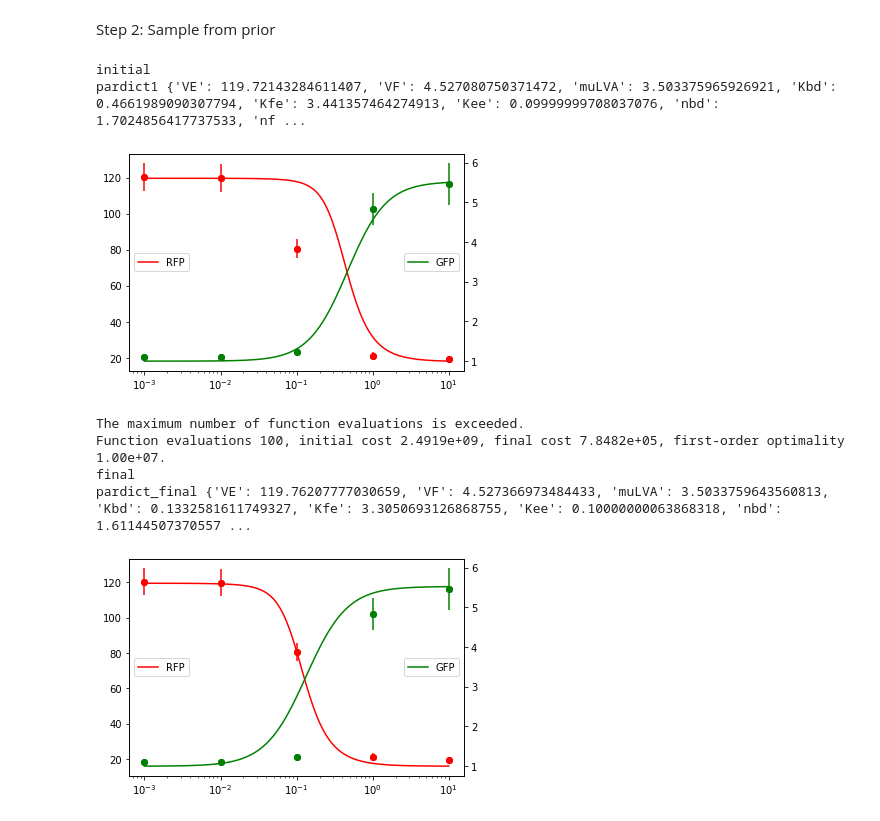
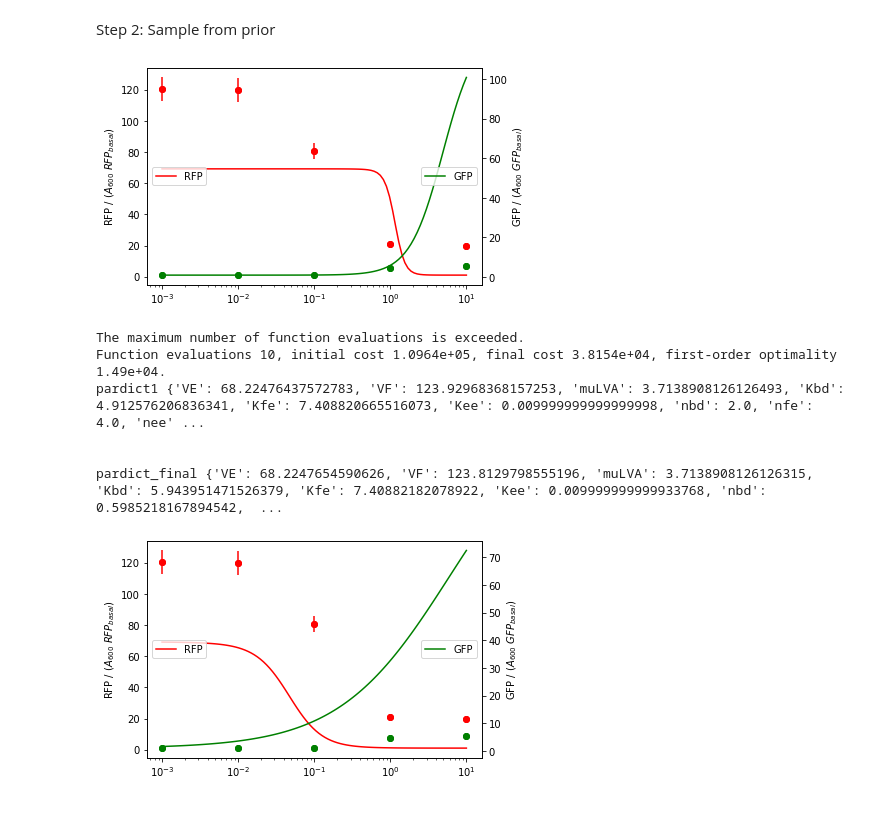
Before and after one commit to martinaoliver/modelling, a Jupyter notebook: 3954/dose_response/Lsf_doseResponse.ipynb, the cells around one changed output. Saved outputs shown, nothing was run; the diff lists cells and outputs as text; code cells hidden in the pictures.

```diff
--- a/3954/dose_response/Lsf_doseResponse.ipynb
+++ b/3954/dose_response/Lsf_doseResponse.ipynb
@@ -75,0 +82,7 @@ def doseResponse(subcircuit, inducer_list, initial_conditions=[10,10]):
+# %%
+doseResponseExp = pkl.load(open('input/subcircuit3_circuit14_doseResponse.pkl','rb'))
+OC14_list = doseResponseExp['OC14_list']; gfpExp_list = doseResponseExp['doseResponse_gfp']; rfpExp_list = doseResponseExp['doseResponse_rfp']
+semRed = doseResponseExp['doseResponse_rfp_sem']; semGreen = doseResponseExp['doseResponse_gfp_sem']
+
+
+plotDoseResponse2(OC14_list, rfpExp_list, gfpExp_list, semRed, semGreen)
@@ -75,0 +122,2 @@ def doseResponse(subcircuit, inducer_list, initial_conditions=[10,10]):
+# %%
+subcircuit = lambda x: subcircuit3_circuit14(x)
@@ -90,9 +201,9 @@ Step 1: load parameter distributions (prior)
 
 # Specify name of circuit and variant investigated
 circuit_n='circuit14'
-variant='0nd'
+variant='1nd'
 # Specifiy number of parameter sets in parameterset file to be loaded
-n_param_sets = 10000
+n_param_sets = 1000000
 
 print(f'Circuit:{circuit_n}, Variant:{variant}')
 
@@ -125,7 +236,11 @@ subcircuit = lambda x: subcircuit1_circuit14(x)
 Step 2: Sample from prior
 # %%
 from scipy.optimize import least_squares
-def residualDoseResponse(pars):
+
+samples = np.zeros((10000,2))
+params_samples = np.zeros((10000,9))
+index_arr = np.zeros(1)
+def residualDoseResponse(pars, samples, params_samples, index_arr):
     par_dict2_data = df_balanced.iloc[0].to_dict()
     par_dict1 = {}
     for count,key in enumerate(par_dict2_data.keys()):
@@ -134,67 +249,60 @@ def residualDoseResponse(pars):
     U_ss1= doseResponse(subcircuit(par_dict1), AHL_list)
     data = np.array([rfpExp_list, gfpExp_list]).T
     sem = np.array([semRed, semGreen])
+    mean_list = [np.mean(data[:,x]) for x in range(2)]
 
-    # print([(np.square(U_ss1 - data)[:,x]/sem) for x in range(2)])
-    # print(sem)
-    relError = [np.sum(np.square(U_ss1 - data)[:,x]/sem) for x in range(2)]
-    # relError = np.sum(np.square(U_ss1 - data)[ :,0]/sem)
-    # error = [np.sum(np.square(U_ss1 - data)[:,x]) for x in range(2)]
-    # print(error)
-    # relError = np.divide(error,np.amax(data, keepdims=True, axis=0)[0])
-    # print(relError)
-    # print('-----------------')
-    # return error
+    relError = [np.sum(np.square(data - U_ss1)[:,x])/np.sum(np.square(data[:,x] - mean_list[x])) for x in range(2)]
+    index = int(index_arr[0])
+    samples[index,:] = relError
+    params_samples[index, :] = pars
+    index_arr[0] += 1
     return relError
 
 # residualDoseResponse(pars)
 
 
 # print('target')
 # plotDoseResponse2(AHL_list,gfpExp_list, rfpExp_list )
-A_list = np.logspace(-3,1, 100)
+OC14_list = np.logspace(-3,1, 100)
 
-print('initial')
 par_dict = df_balanced.iloc[7].to_dict()
-par_dict['Kfe'] = 5
-par_dict['Kbd'] =0.5
-par_dict['VF'] = 3.5
-par_dict['nbd'] = 2
-par_dict['VE'] = 120
-par_dict['Kee'] = 0.1
+
 
 # par_dict['Kfe'] = 3.441357464274913
 # par_dict['Kbd'] =0.1497382604896311
 # par_dict['VF'] = 5.940100490421818
 # par_dict['nbd'] = 1.9307152161207934
 # par_dict['nfe'] = 3.79
 # par_dict['VE'] = 119.72143284611407
 # par_dict['Kee'] = 0.1
-par_dict= {'VE': 119.72143284611407, 'VF': 4.527080750371472, 'muLVA': 3.503375965926921, 'Kbd': 0.4661989090307794, 'Kfe': 3.441357464274913, 'Kee': 0.09999999708037076, 'nbd': 1.7024856417737533, 'nfe': 3.798016814688695, 'nee': 4.000000000577716}
-print('pardict1', par_dict)
-U_ss= doseResponse(subcircuit(par_dict), A_list)
-plotDoseResponsevsData(AHL_list,A_list,rfpExp_list,gfpExp_list,semRed, semGreen,  U_ss[:,0] ,U_ss[:,1] )
+# par_dict= {'VE': 119.72143284611407, 'VF': 4.527080750371472, 'muLVA': 3.503375965926921, 'Kbd': 0.4661989090307794, 'Kfe': 3.441357464274913, 'Kee': 0.09999999708037076, 'nbd': 1.7024856417737533, 'nfe': 3.798016814688695, 'nee': 4.000000000577716}
+U_ss= doseResponse(subcircuit(par_dict), OC14_list)
+plotDoseResponsevsData(AHL_list,OC14_list,rfpExp_list,gfpExp_list,semRed, semGreen,  U_ss[:,0] ,U_ss[:,1] )
 # plotDoseResponsevsData(AHL_list,A_list,gfpExp_list,gfpExp_list,semGreen, semGreen,  U_ss[:,1] ,U_ss[:,1] )
 
 
 pars = [x for x in par_dict.values()]
-r = least_squares(residualDoseResponse,pars, max_nfev=100 , verbose=1)
+r = least_squares(residualDoseResponse,pars, max_nfev=10 , verbose=1, args=(samples, params_samples, index_arr))
 x = r['x']
 new_par_dict = {}
 for count,key in enumerate(par_dict.keys()):
     new_par_dict[key] = x[count]
+print('pardict1', par_dict)
+print('')
+print('')
 
-print('final')
 print('pardict_final', new_par_dict)
-U_ss= doseResponse(subcircuit(new_par_dict), A_list)
-plotDoseResponsevsData(AHL_list,A_list,rfpExp_list,gfpExp_list,semRed, semGreen,  U_ss[:,0] ,U_ss[:,1] )
+print('')
+
+U_ss= doseResponse(subcircuit(new_par_dict), OC14_list)
+plotDoseResponsevsData(AHL_list,OC14_list,rfpExp_list,gfpExp_list,semRed, semGreen,  U_ss[:,0] ,U_ss[:,1] )
 # plotDoseResponsevsData(AHL_list,A_list,gfpExp_list,gfpExp_list,semGreen, semGreen,  U_ss[:,1] ,U_ss[:,1] )
 # %% [output]
+[figure, new version]
-initial
-pardict1 {'VE': 119.72143284611407, 'VF': 4.527080750371472, 'muLVA': 3.503375965926921, 'Kbd': 0.4661989090307794, 'Kfe': 3.441357464274913, 'Kee': 0.09999999708037076, 'nbd': 1.7024856417737533, 'nf ...
+The maximum number of function evaluations is exceeded.
+Function evaluations 10, initial cost 1.0964e+05, final cost 3.8154e+04, first-order optimality 1.49e+04.
+pardict1 {'VE': 68.22476437572783, 'VF': 123.92968368157253, 'muLVA': 3.7138908126126493, 'Kbd': 4.912576206836341, 'Kfe': 7.408820665516073, 'Kee': 0.009999999999999998, 'nbd': 2.0, 'nfe': 4.0, 'nee' ...
+
+
+pardict_final {'VE': 68.2247654590626, 'VF': 123.8129798555196, 'muLVA': 3.7138908126126315, 'Kbd': 5.943951471526379, 'Kfe': 7.40882182078922, 'Kee': 0.009999999999933768, 'nbd': 0.5985218167894542,  ...
-[figure, old version]
-The maximum number of function evaluations is exceeded.
-Function evaluations 100, initial cost 2.4919e+09, final cost 7.8482e+05, first-order optimality 1.00e+07.
-final
-pardict_final {'VE': 119.76207777030659, 'VF': 4.527366973484433, 'muLVA': 3.5033759643560813, 'Kbd': 0.1332581611749327, 'Kfe': 3.3050693126868755, 'Kee': 0.10000000063868318, 'nbd': 1.61144507370557 ...
-[figure, old version]
+[figure, new version]
```
Also changed, not shown: parts of 11 cells of this notebook, 7 other files.
